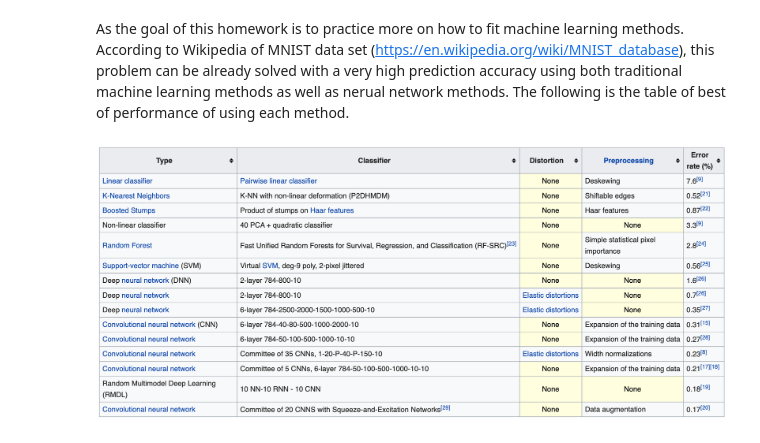
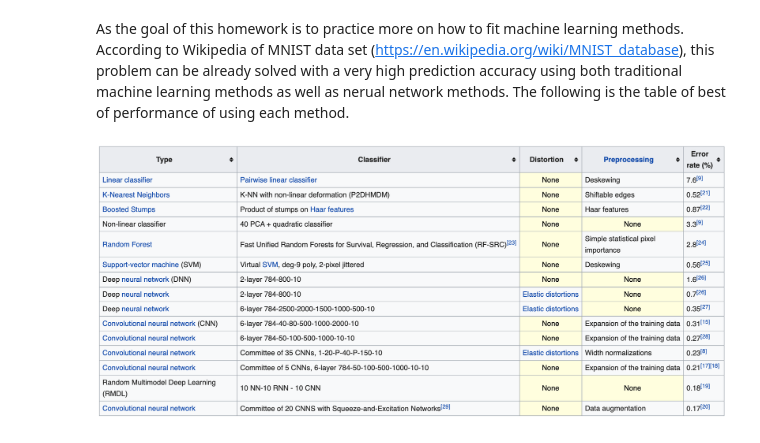
Before and after one commit to xingyanwang-david/PHS597, a Jupyter notebook: PHS597_HW01.ipynb, the cells around one changed output. Saved outputs shown, nothing was run; the diff lists cells and outputs as text; code cells hidden in the pictures.

```diff
--- a/PHS597_HW01.ipynb
+++ b/PHS597_HW01.ipynb
@@ -709,5 +709,8 @@ Comparsion among these models, neural network outperformed all the other methods
 However, this is not the "Best" results for each method. Because the ability of the my Mac, we can only simulate a certain amount of situations over a limitted range of tunning parameters.
 # %% [markdown]
 As the goal of this homework is to practice more on how to fit machine learning methods. According to Wikipedia of MNIST data set (https://en.wikipedia.org/wiki/MNIST_database), this problem can be already solved with a very high prediction accuracy using both traditional machine learning methods as well as nerual network methods. The following is the table of best of performance of using each method.
-# %% [markdown]
-![image.png](attachment:image.png)
+# %%
+from IPython.display import Image
+Image(filename="./Wiki.png")
+# %% [output]
+[figure, added]
```
